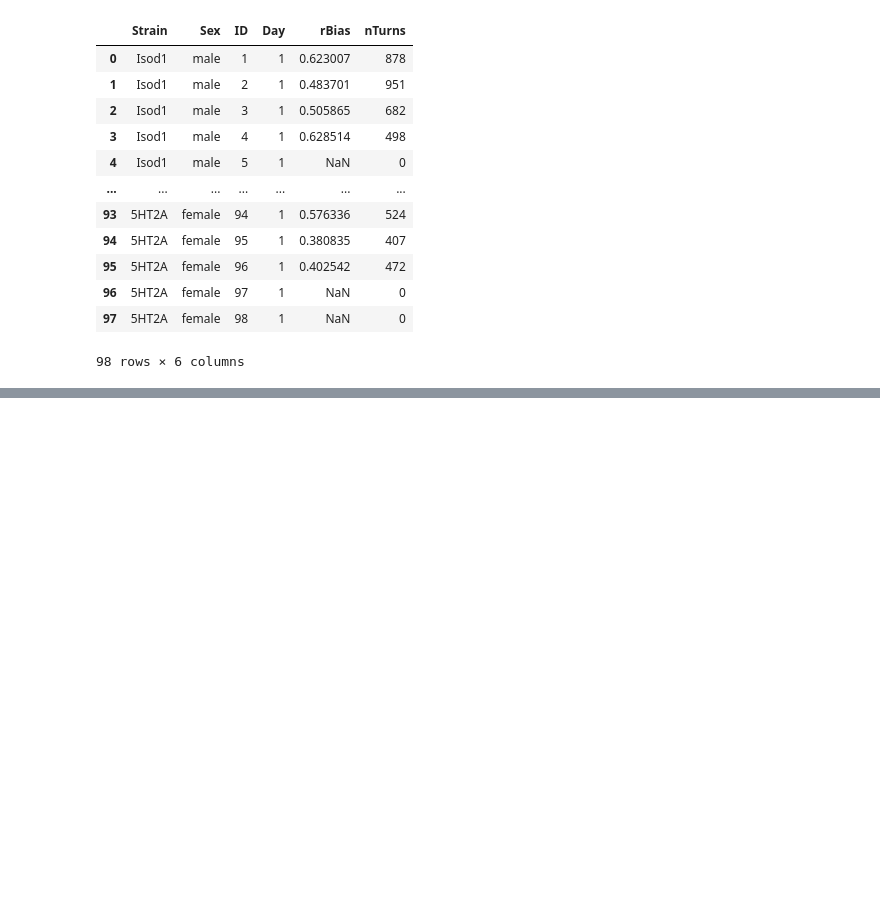
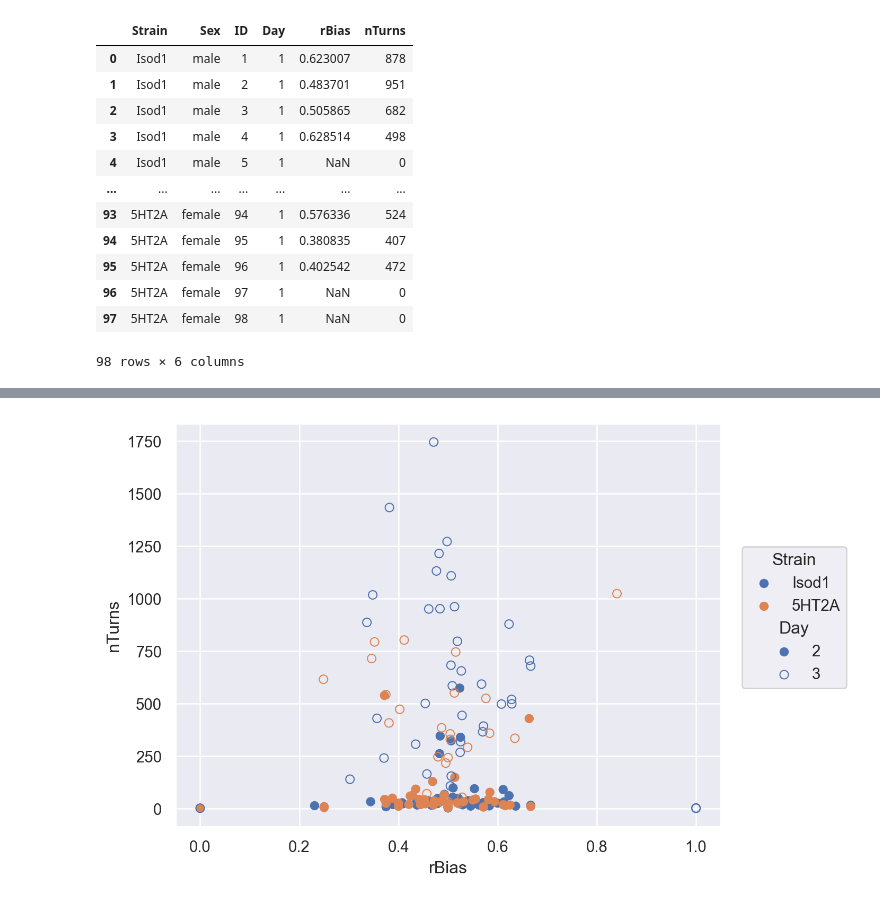
Before and after one commit to PY-305-Bayesian-Statistics/PS1, a Jupyter notebook: Learning Python.ipynb, the cells around one changed output, grey strips where cells are left out. Cells and saved outputs as stored; diff of their text form; code cells hidden in the pictures; blank space fills up the shorter version.

```diff
--- a/Learning Python.ipynb
+++ b/Learning Python.ipynb
@@ -796,2 +794,4 @@ pd_all_days
 # %%
-so.Plot(data=pd_all_days, x="rBias", y="nTurns", color="Day").add(so.Dot())
+so.Plot(data=pd_all_days, x="rBias", y="nTurns", color="Strain", fill="Day", group="Batch").add(so.Dot())
+# %% [output]
+[figure, added]
```
Also changed, not shown: parts of 21 cells of this notebook.
